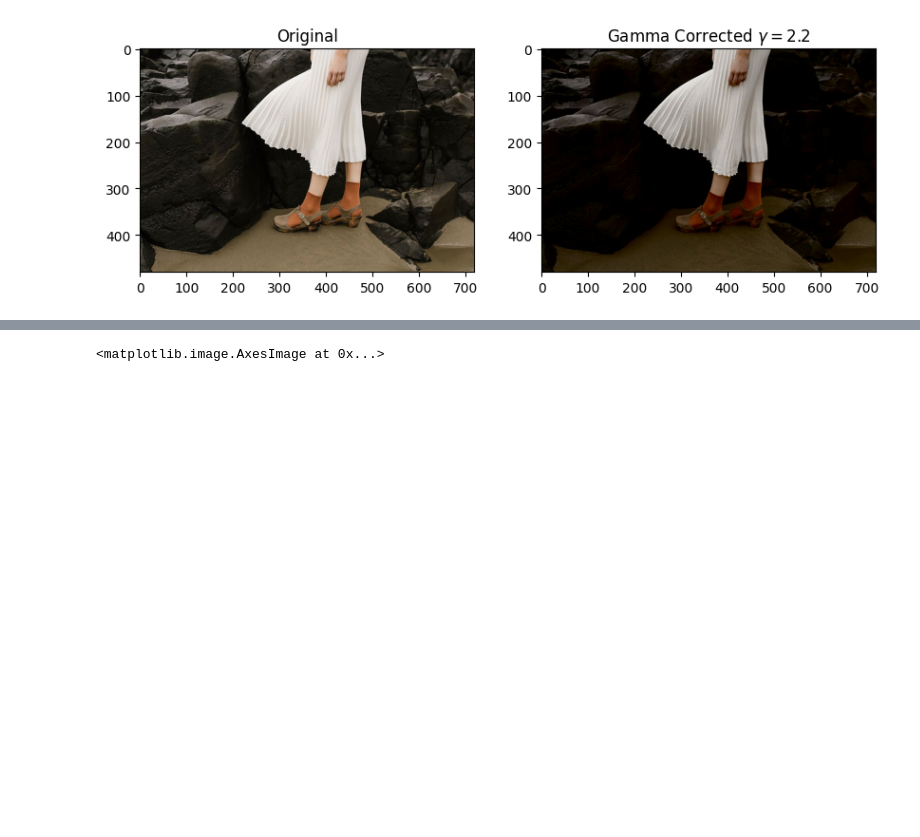
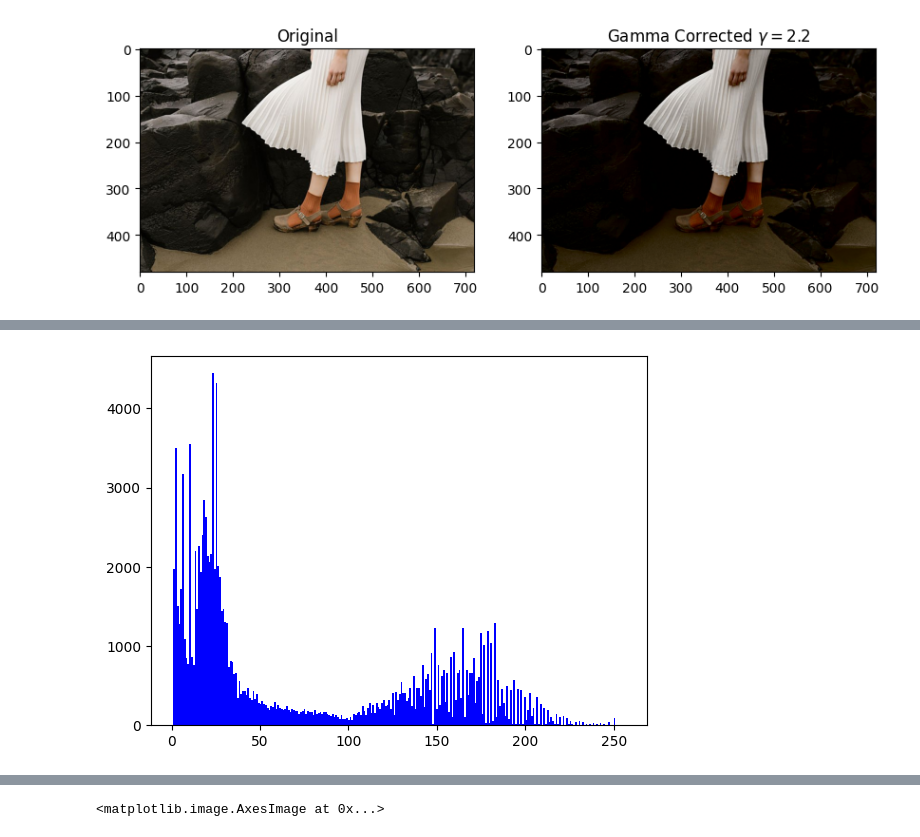
Before and after one commit to SasikaA073/image-processing-assignments-m, a Jupyter notebook: solution.ipynb, the cells around one changed output, grey strips where cells are left out. Cells and saved outputs as stored; diff of their text form; code cells hidden in the pictures; blank space fills up the shorter version.

```diff
--- a/solution.ipynb
+++ b/solution.ipynb
@@ -123,0 +156,5 @@ plt.show()
+# %%
+plt.hist(gamma_corrected_img[:,:,0].flatten(), bins=256, range=[1, 256], color='b');
+# number of zeros in gamma corrected (gamma = 2.2) is really high
+# %% [output]
+[figure, added]
```
Also changed, not shown: parts of 14 cells of this notebook.
